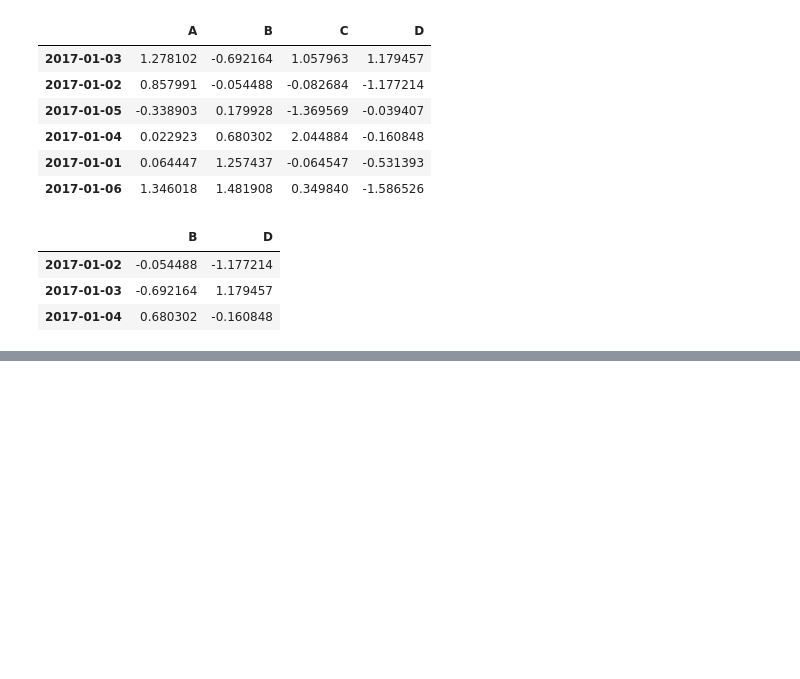
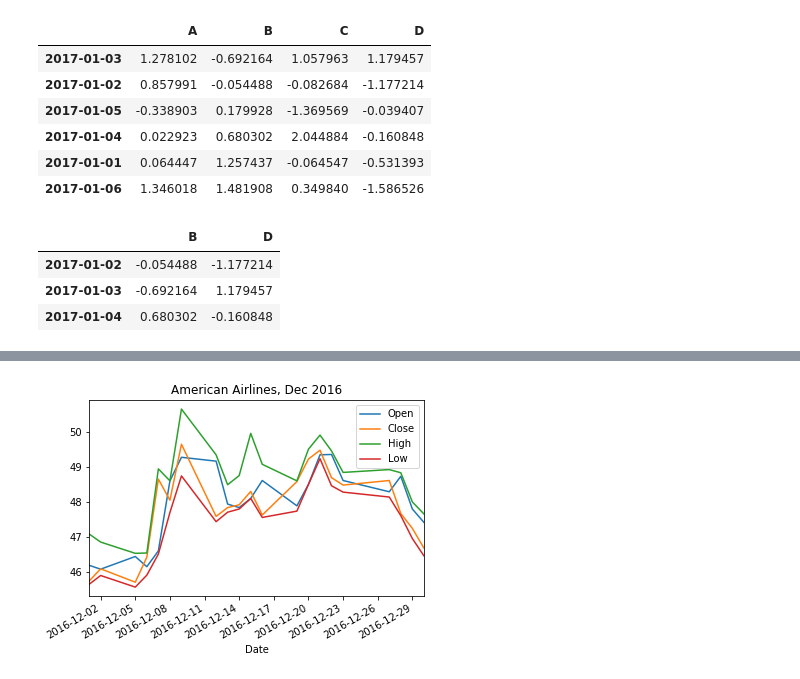
Before and after one commit to gregwinther/Python-in-Finance-and-Economics, a Jupyter notebook: Forecasting/Pandas.ipynb, the cells around one changed output, grey strips where cells are left out. Cells and saved outputs as stored; diff of their text form; code cells hidden in the pictures; blank space fills up the shorter version.

Commit message:
Line plots and candlestick plots with DataFrame

```diff
--- a/Forecasting/Pandas.ipynb
+++ b/Forecasting/Pandas.ipynb
@@ -123,0 +125,15 @@ df.loc['20170102':'20170104', ['B','D']]
+# %%
+import pandas_datareader.data as web
+import datetime
+
+# Start and end date for data import.
+start_date = datetime.datetime(2016, 1, 1)
+end_date = datetime.datetime(2017, 1, 1)
+
+# Importing data.
+# First and second argument is stock ticker and source respectivelye
+american_airlines = web.DataReader("AAL", 'google', start_date, end_date)
+
+# Showing data from a particular day
+print("American Airlines")
+american_airlines.loc['20161004']
@@ -123,0 +148,9 @@ df.loc['20170102':'20170104', ['B','D']]
+# %%
+from matplotlib import pyplot as plt
+
+# Plotting close, high and low for December 2016
+american_airlines.loc['20161201':'20161231',['Open', 'Close', 'High', 'Low']].plot()
+plt.title("American Airlines, Dec 2016")
+plt.show()
+# %% [output]
+[figure, added]
```
Also changed, not shown: parts of 7 cells of this notebook.
